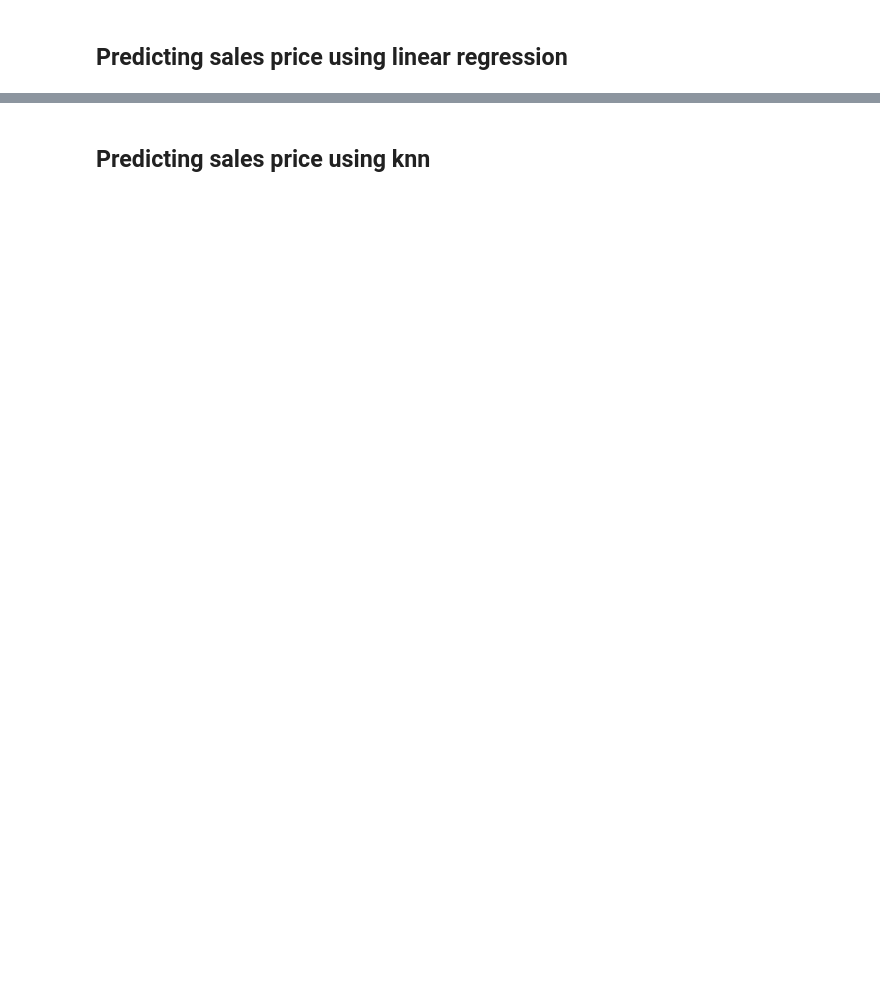
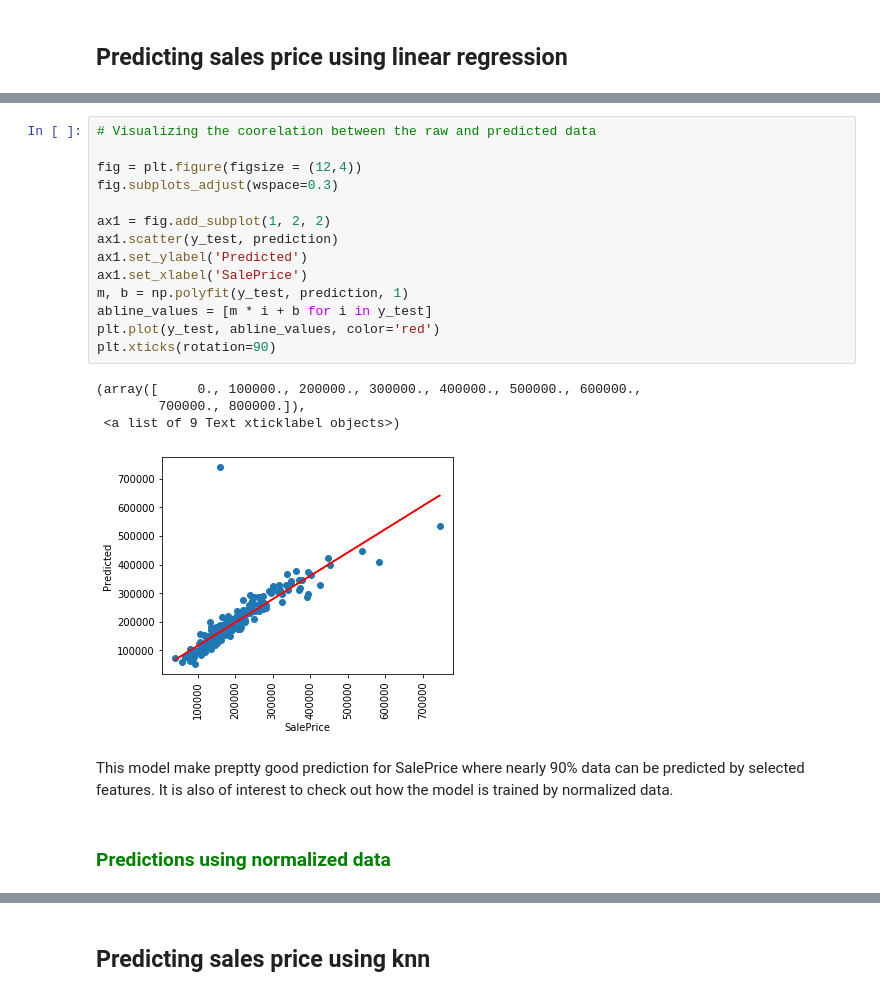
Before and after one commit to Xuehong-pdx/Projects, a Jupyter notebook: Price prediction using multiple ML algorythms.ipynb, the cells around one changed output, grey strips where cells are left out. Drawn from its saved outputs; the diff is of its cells as text; blank space fills up the shorter version.

```diff
--- a/Price prediction using multiple ML algorythms.ipynb
+++ b/Price prediction using multiple ML algorythms.ipynb
@@ -699,0 +453,23 @@ As expected, using only four features resutled in poor performance even when usi
+# %%
+# Visualizing the coorelation between the raw and predicted data
+
+fig = plt.figure(figsize = (12,4))
+fig.subplots_adjust(wspace=0.3)
+
+ax1 = fig.add_subplot(1, 2, 2)
+ax1.scatter(y_test, prediction)
+ax1.set_ylabel('Predicted')
+ax1.set_xlabel('SalePrice')
+m, b = np.polyfit(y_test, prediction, 1)
+abline_values = [m * i + b for i in y_test]
+plt.plot(y_test, abline_values, color='red')
+plt.xticks(rotation=90)
+# %% [output]
+(array([     0., 100000., 200000., 300000., 400000., 500000., 600000.,
+        700000., 800000.]),
+ <a list of 9 Text xticklabel objects>)
+[figure, added]
+# %% [markdown]
+This model make preptty good prediction for SalePrice where nearly 90% data can be predicted by selected features.  It is also of interest to check out how the model is trained by normalized data.
+# %% [markdown]
+### <font color='green'>Predictions using normalized data<font>
```
Also changed, not shown: parts of 164 cells of this notebook.
